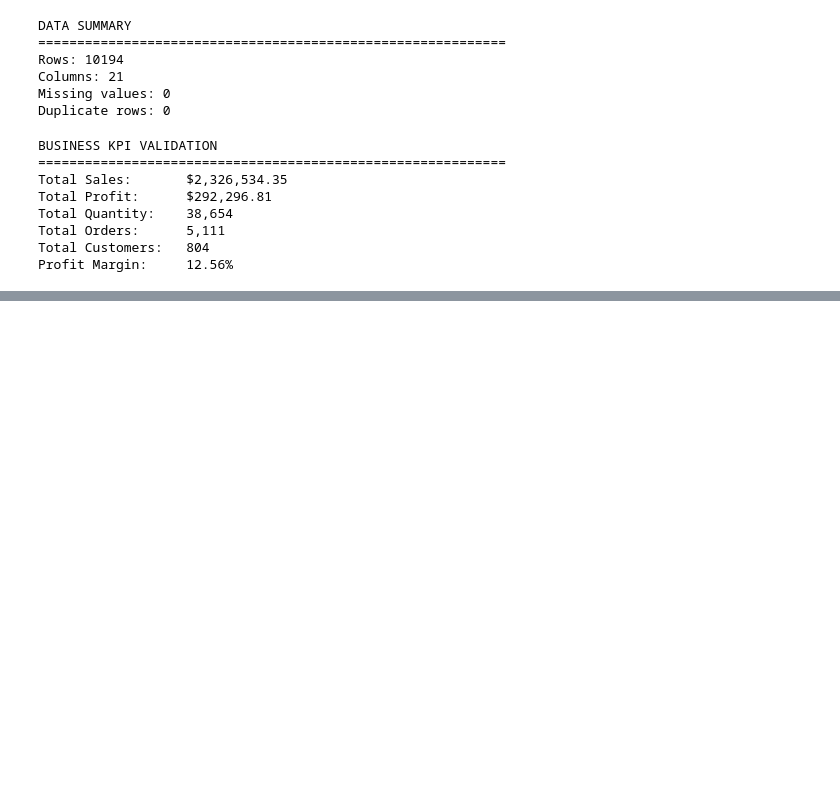
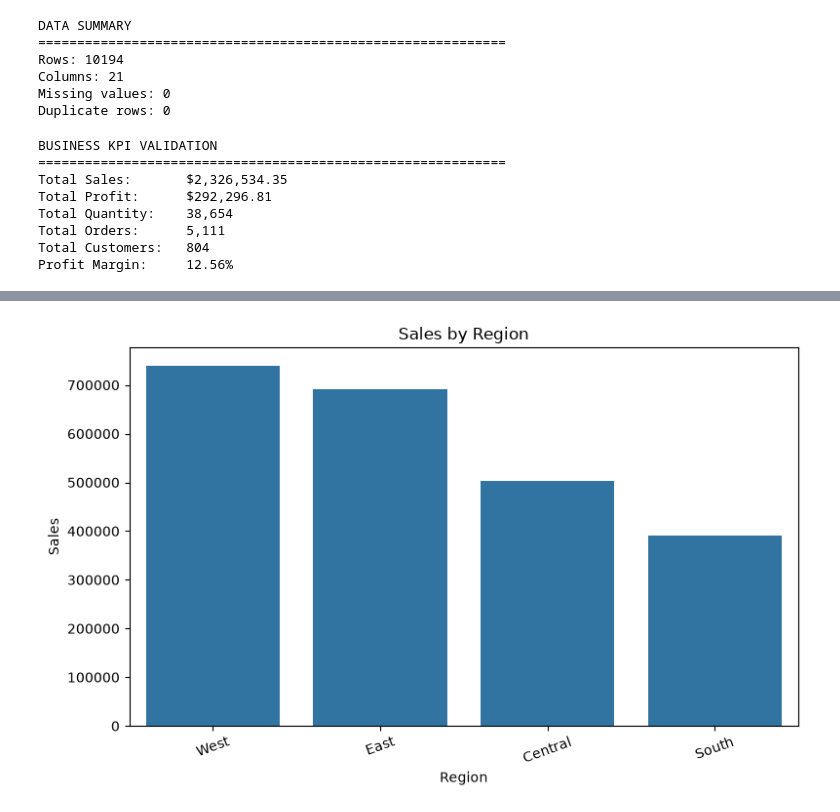
Before and after one commit to shanmukha45-python/Sales-Intelligence-Analytics, a Jupyter notebook: notebooks/03_Dashboard_Preparation.ipynb, the cells around one changed output, grey strips where cells are left out. Cells and saved outputs as stored; diff of their text form; code cells hidden in the pictures; blank space fills up the shorter version.

```diff
--- a/notebooks/03_Dashboard_Preparation.ipynb
+++ b/notebooks/03_Dashboard_Preparation.ipynb
@@ -155,0 +257,23 @@ Profit Margin:     12.56%
+# %%
+region_analysis = (
+    sales_df
+    .groupby("Region", as_index=False)
+    .agg(
+        Sales=("Sales", "sum"),
+        Profit=("Profit", "sum"),
+        Quantity=("Quantity", "sum")
+    )
+)
+
+region_analysis["Profit Margin"] = (
+    region_analysis["Profit"]
+    / region_analysis["Sales"]
+    * 100
+)
+
+region_analysis = region_analysis.sort_values(
+    "Sales",
+    ascending=False
+)
+
+region_analysis
@@ -155,0 +626,17 @@ Profit Margin:     12.56%
+# %%
+plt.figure(figsize=(8, 5))
+
+sns.barplot(
+    data=region_analysis,
+    x="Region",
+    y="Sales"
+)
+
+plt.title("Sales by Region")
+plt.xlabel("Region")
+plt.ylabel("Sales")
+plt.xticks(rotation=20)
+plt.tight_layout()
+plt.show()
+# %% [output]
+[figure, added]
```
Also changed, not shown: parts of 39 cells of this notebook, 2 other files.
